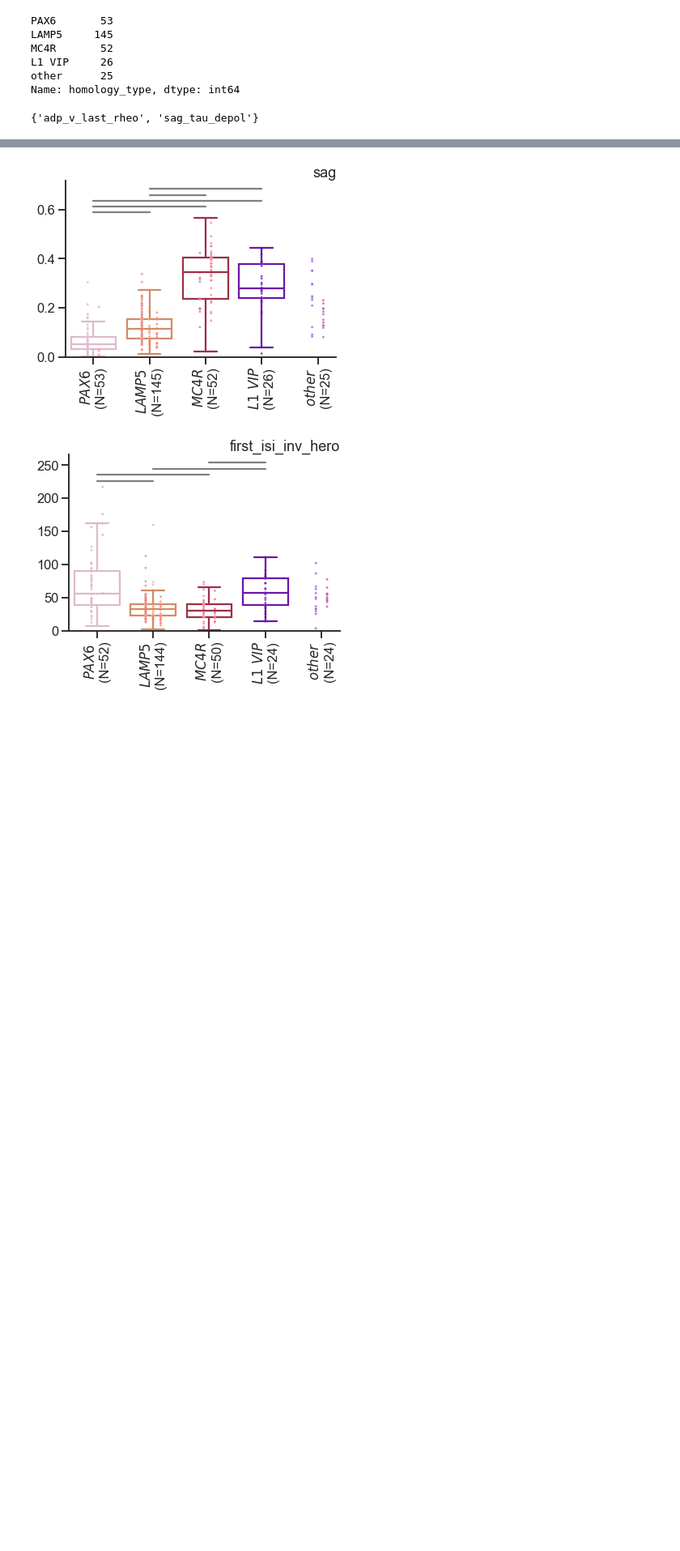
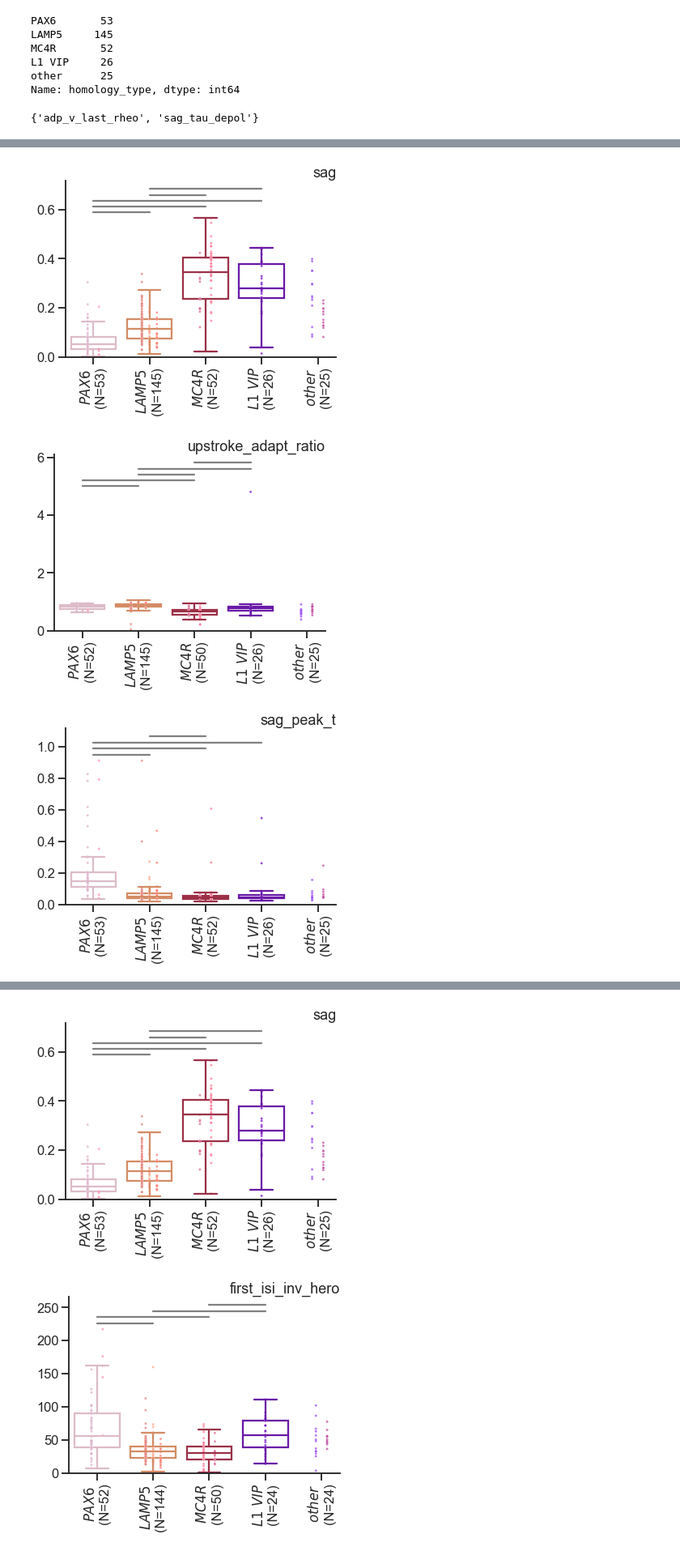
Before and after one commit to AllenInstitute/patchseq_human_L1, a Jupyter notebook: notebooks/l1_subclass_distinctness.ipynb, the cells around one changed output, grey strips where cells are left out. Shown at 81% size. Drawn from its saved outputs; the diff is of its cells as text; code cells hidden in the pictures; blank space fills up the shorter version.

Commit message:
select distinct subclass features

```diff
--- a/notebooks/l1_subclass_distinctness.ipynb
+++ b/notebooks/l1_subclass_distinctness.ipynb
@@ -89,0 +90,9 @@ res.head(10)
+# %%
+corr = complete_data[complete_features].corr(method='spearman')
+features = utils.select_distinct(res.index, corr, nfeat=5, threshold=0.7)
+for f in features:
+    plot_single(data, f)
+# %% [output]
+[figure, added]
+[figure, added]
+[figure, added]
```
Also changed, not shown: parts of 10 cells of this notebook.
